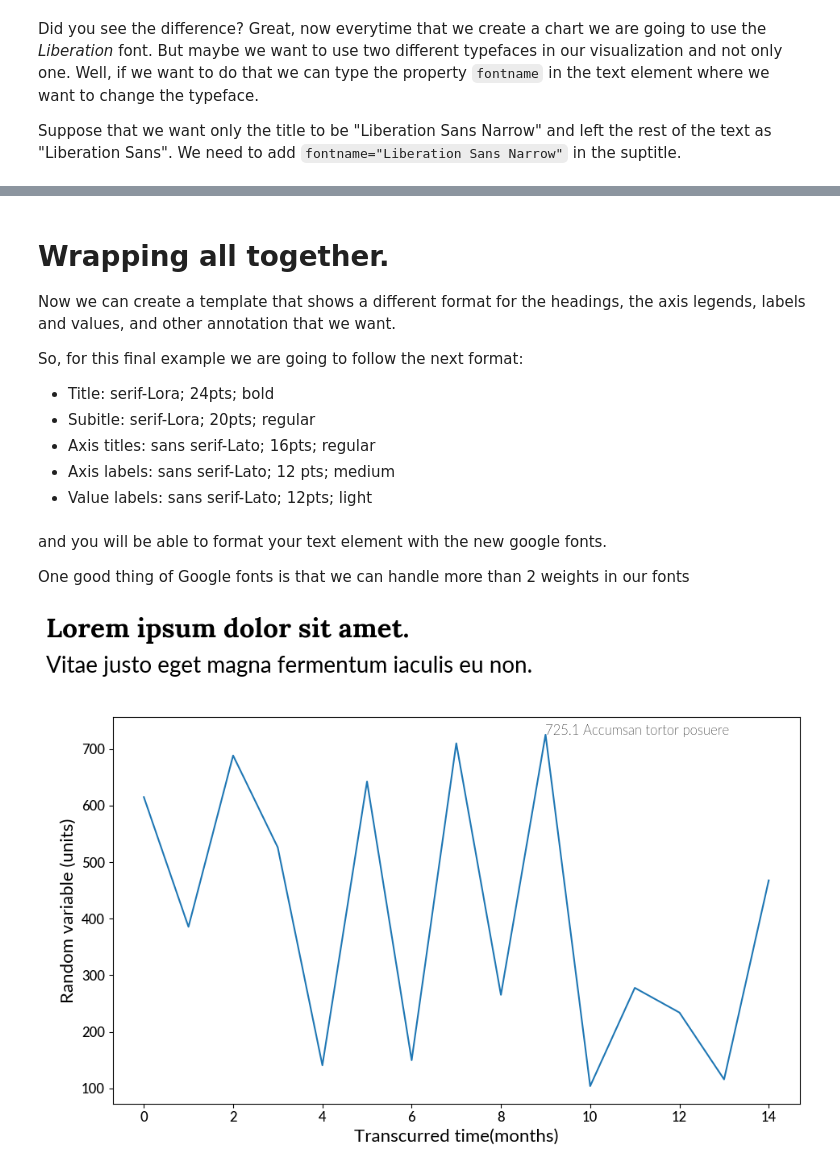
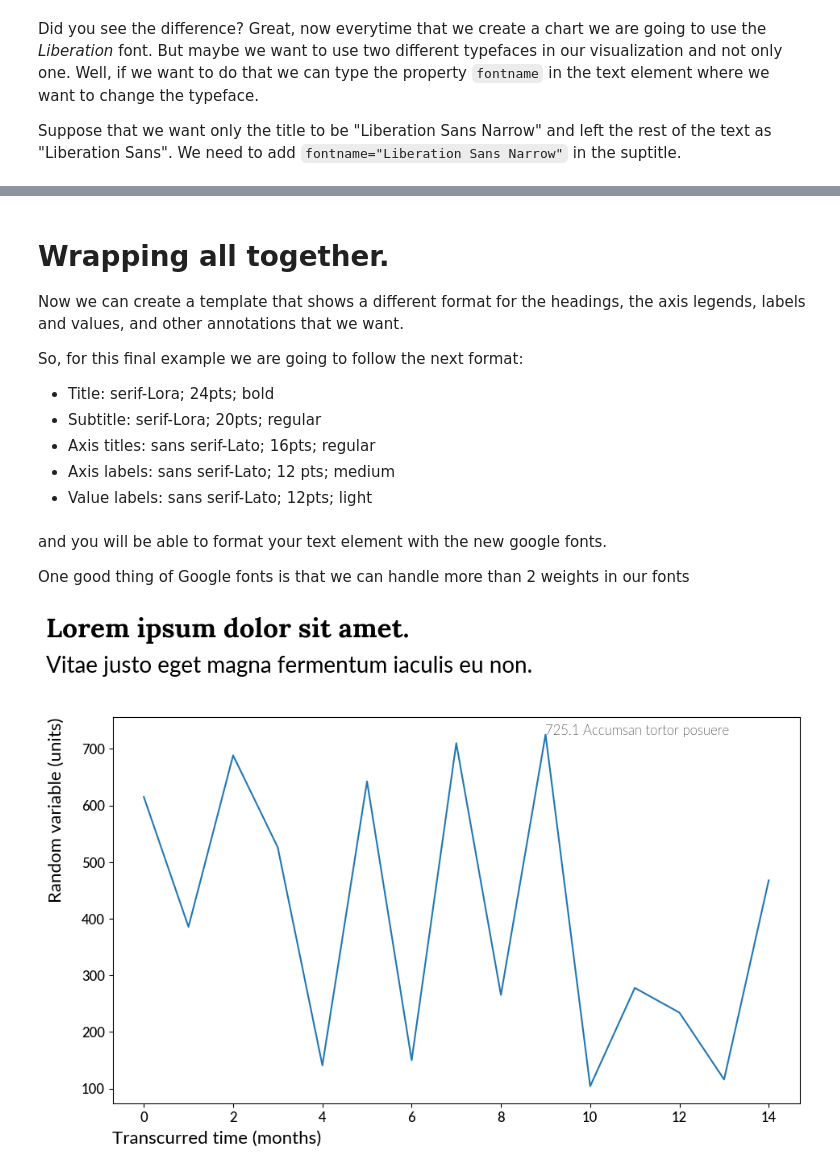
Before and after one commit to moyocoyani/charts_format, a Jupyter notebook: annotations/Matplotlib_annotations.ipynb, the cells around one changed output, grey strips where cells are left out. Cells and saved outputs as stored; diff of their text form; code cells hidden in the pictures.

```diff
--- a/annotations/Matplotlib_annotations.ipynb
+++ b/annotations/Matplotlib_annotations.ipynb
@@ -949,11 +1030,11 @@ Now our text has the following format:
 # %% [markdown]
 # Wrapping all together.
 
-Now we can create a template that shows a different format for the headings, the axis legends, labels and values, and other annotation that we want.
+Now we can create a template that shows a different format for the headings, the axis legends, labels and values, and other annotations that we want.
 
 So, for this final example we are going to follow the next format:
 - Title: serif-Lora; 24pts; bold
-- Subitle: serif-Lora; 20pts; regular
+- Subtitle: serif-Lora; 20pts; regular
 - Axis titles: sans serif-Lato; 16pts; regular
 - Axis labels: sans serif-Lato; 12 pts; medium
 - Value labels: sans serif-Lato; 12pts; light
@@ -977,13 +1058,18 @@ ax.plot(xtime,ytime)
 #******TEXT
 #axis labels
 ax.set_xlabel(label_xt,
+              ha="left",
               fontsize=16,
               fontweight="regular",
               fontfamily="sans")
+ax.xaxis.set_label_coords(x=0, y=-0.07, transform=ax.transAxes)
+
 ax.set_ylabel(label_yt,
+              ha="right",
               fontsize=16,
               fontweight="regular",
               fontfamily="sans")
+ax.yaxis.set_label_coords(x=-0.07, y=1, transform=ax.transAxes)
 
 ax.tick_params(axis='both',
               labelsize=12)
@@ -994,34 +1080,34 @@ ax.set_title(subtitle_t,
              x=0.05,
              y=0.9,
              transform=fig.transFigure,
              fontsize=20,
              fontweight="regular",
              fontfamily="sans")
 
 #chart_context
 ax.text(x=xtime[np.argmax(ytime)],
         y=ytime.max(),
         s=context_t,
         fontsize=12,
         fontweight="light",
         fontfamily="sans")
 
 #superior title
 plt.suptitle(title_t,
              horizontalalignment = 'left',
              x=0.05,
              y=1,
              transform=fig.transFigure,
              fontsize=24,
              fontweight="bold",
              fontfamily="serif")
 
 plt.subplots_adjust(top=0.82)
 
 #displaying data
 plt.show()
 # %% [output]
-[figure, old version]
+[figure, new version]
 # %% [markdown]
 # Conclusion.
 
```
Also changed, not shown: parts of 33 cells of this notebook.
